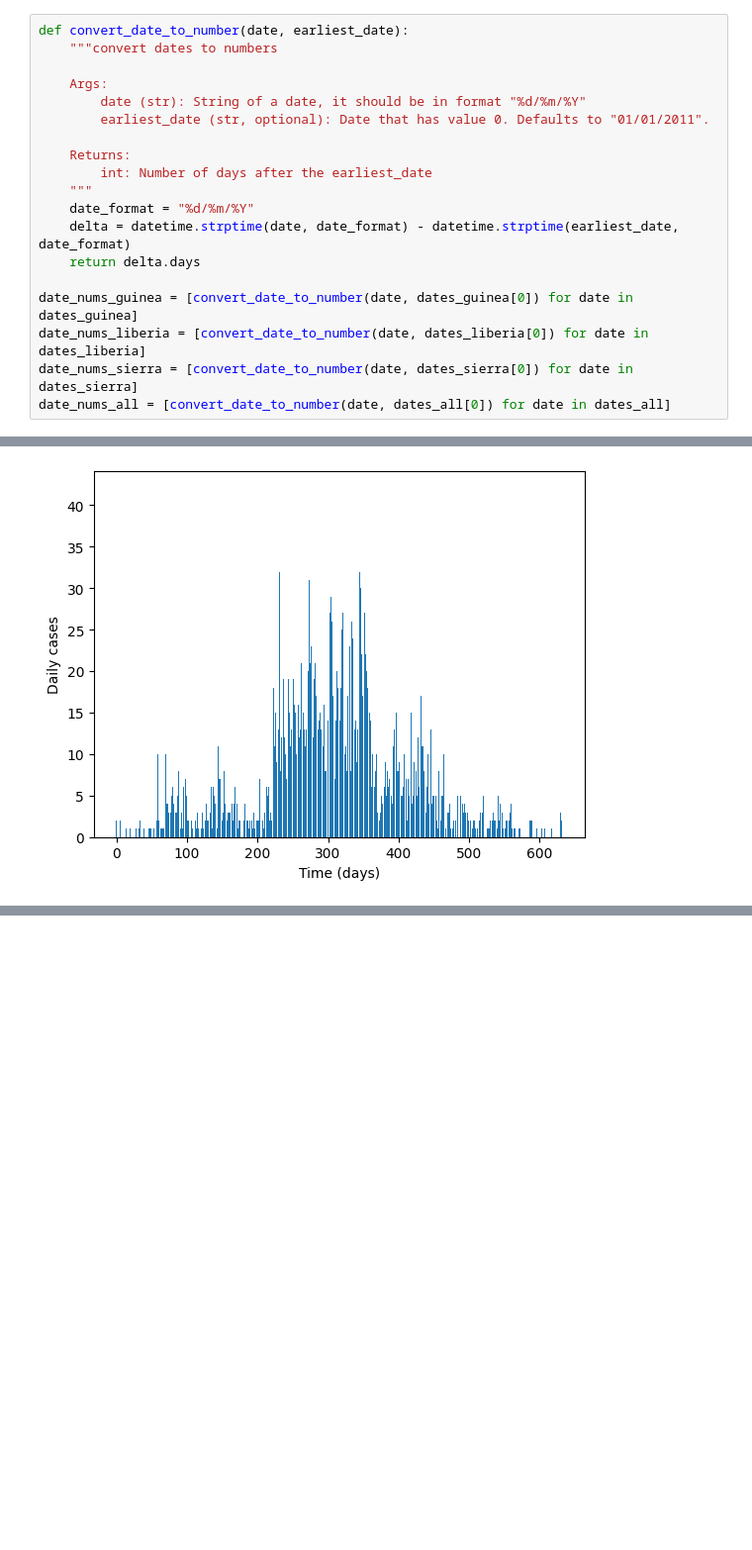
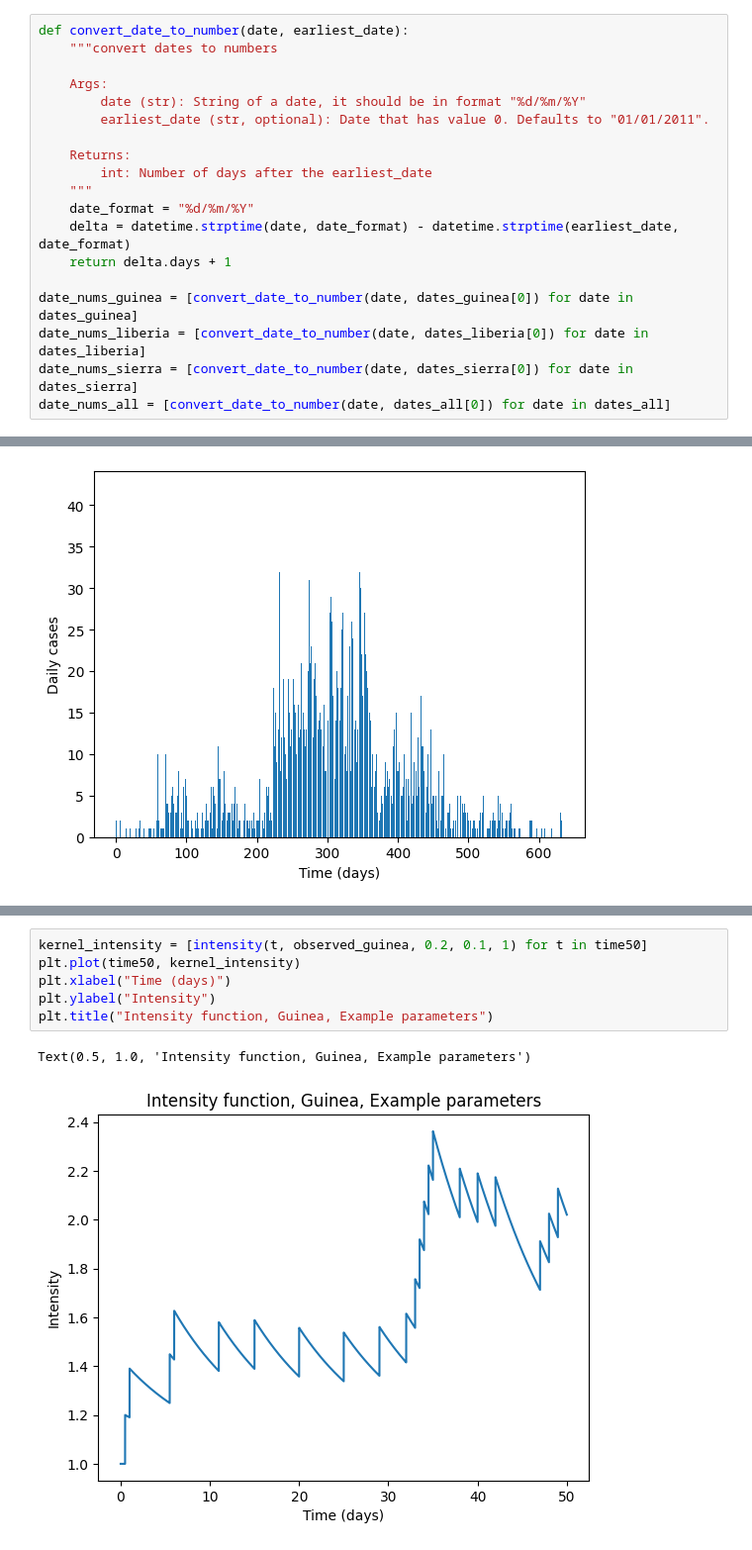
Before and after one commit to FormulaRabbit81/Group_Disease_2.0, a Jupyter notebook: Rough/Alex/ebola.ipynb, the cells around one changed output, grey strips where cells are left out. Shown: that part at 99% size. Drawn from its saved outputs; the diff is of its cells as text; blank space fills up the shorter version.

```diff
--- a/Rough/Alex/ebola.ipynb
+++ b/Rough/Alex/ebola.ipynb
@@ -52,7 +52,7 @@ def convert_date_to_number(date, earliest_date):
     """
     date_format = "%d/%m/%Y"
     delta = datetime.strptime(date, date_format) - datetime.strptime(earliest_date, date_format)
-    return delta.days
+    return delta.days + 1
 
 date_nums_guinea = [convert_date_to_number(date, dates_guinea[0]) for date in dates_guinea]
 date_nums_liberia = [convert_date_to_number(date, dates_liberia[0]) for date in dates_liberia]
@@ -72,0 +154,9 @@ daily_frequency(date_nums_guinea)
+# %%
+kernel_intensity = [intensity(t, observed_guinea, 0.2, 0.1, 1) for t in time50]
+plt.plot(time50, kernel_intensity)
+plt.xlabel("Time (days)")
+plt.ylabel("Intensity")
+plt.title("Intensity function, Guinea, Example parameters")
+# %% [output]
+Text(0.5, 1.0, 'Intensity function, Guinea, Example parameters')
+[figure, added]
```
Also changed, not shown: parts of 9 cells of this notebook.
